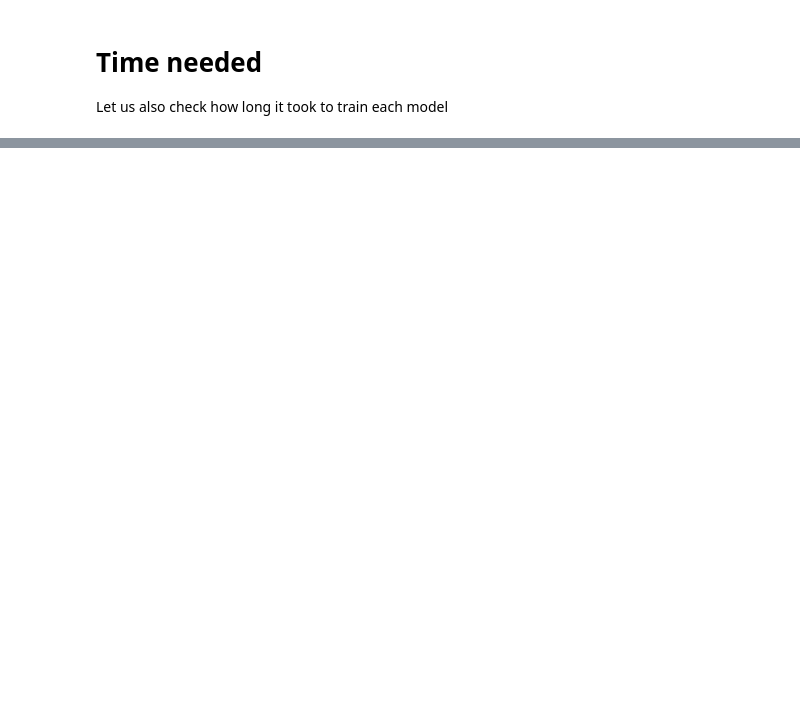
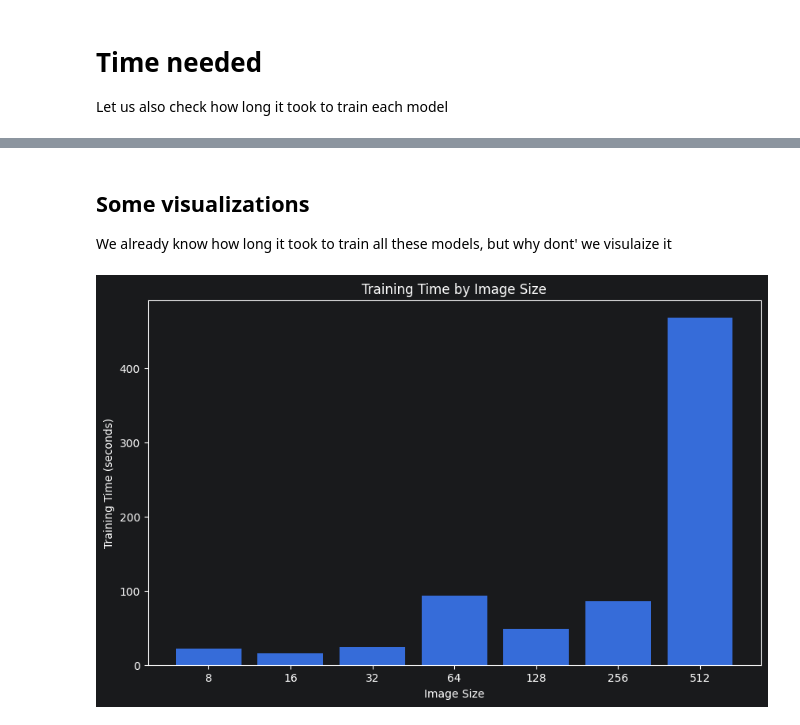
Before and after one commit to ITT-26/assignment-05-cnn-PatrickGraf99, a Jupyter notebook: 01-hyperparameters/img_size.ipynb, the cells around one changed output, grey strips where cells are left out. Cells and saved outputs as stored; diff of their text form; code cells hidden in the pictures; blank space fills up the shorter version.

Commit message:
save models and finish eval

```diff
--- a/01-hyperparameters/img_size.ipynb
+++ b/01-hyperparameters/img_size.ipynb
@@ -364,0 +453,19 @@ We do see that training time decreases at first but then increases again. One lo
+# %%
+for size in IMG_SIZES:
+    models[size].save(f'gesture_classifier_{size}.keras')
+# %%
+for size in IMG_SIZES:
+    model = models[size]
+
+    y_pred = model.predict(X_test[size])
+    y_pred = np.argmax(y_pred, axis=1)
+
+
+    conf_matrix = confusion_matrix(y_test[size], y_pred)
+
+    fig = plt.figure(figsize=(10, 10))
+    plt.title('Confusion Matrix for model predicting images with size {}'.format(size))
+    ConfusionMatrixDisplay(conf_matrix, display_labels=label_names[size]).plot(ax=plt.gca())
+
+    plt.xticks(rotation=90, ha='center')
+    #plt.show()
@@ -364,0 +489,30 @@ We do see that training time decreases at first but then increases again. One lo
+# %% [markdown]
+## Some visualizations
+
+We already know how long it took to train all these models, but why dont' we visulaize it
+# %%
+
+
+times = {
+    8: 22.149070501327515,
+    16: 15.320018291473389,
+    32: 23.86345672607422,
+    64: 93.69936060905457,
+    128: 48.2276451587677,
+    256: 86.34655022621155,
+    512: 468.3909206390381
+}
+
+sizes = IMG_SIZES
+training_times = [times[size] for size in sizes]
+
+plt.figure(figsize=(10, 6))
+plt.bar([str(size) for size in sizes], training_times)
+
+plt.title('Training Time by Image Size')
+plt.xlabel('Image Size')
+plt.ylabel('Training Time (seconds)')
+
+plt.show()
+# %% [output]
+[figure, added]
```
Also changed, not shown: parts of 11 cells of this notebook, 8 other files.
